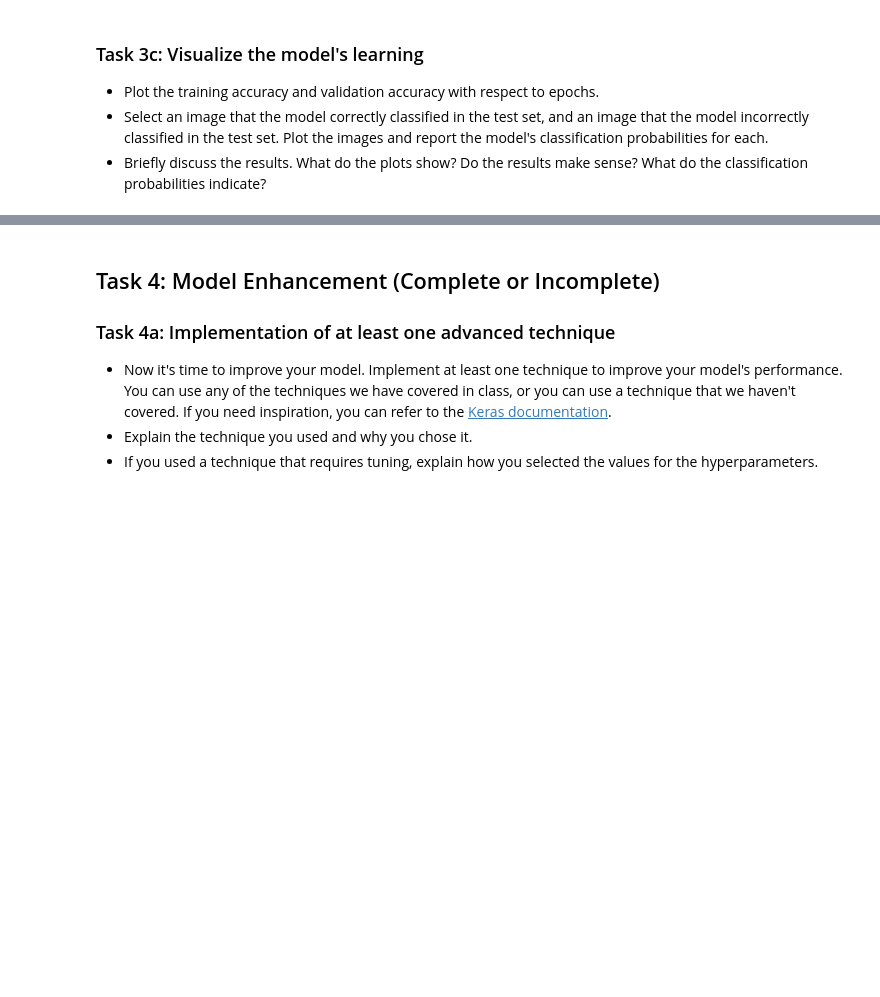
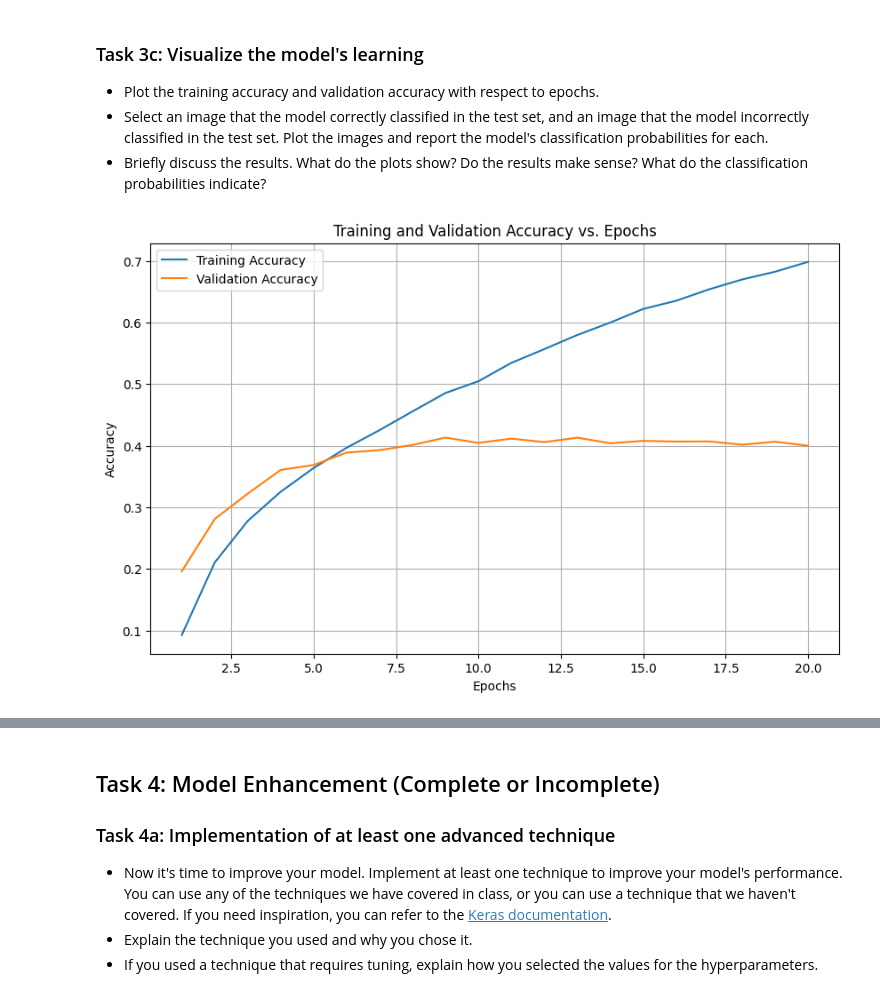
Before and after one commit to devangi-hub/deep_learning, a Jupyter notebook: 02_activities/assignments/assignment_1.ipynb, the cells around one changed output, grey strips where cells are left out. Cells and saved outputs as stored; diff of their text form; code cells hidden in the pictures; blank space fills up the shorter version.

```diff
--- a/02_activities/assignments/assignment_1.ipynb
+++ b/02_activities/assignments/assignment_1.ipynb
@@ -61,16 +58,23 @@ from sklearn.model_selection import train_test_split
 from tensorflow.keras.utils import to_categorical
 
 
-x_train_normalized = x_train.astype('float32') / 255.0
+x_train_normalized = x_t.astype('float32') / 255.0
+x_test_normalized = x_test.astype('float32') / 255.0
 
 # 2. One-hot encode labels
-labels_one_hot = to_categorical(y_train,len(class_names))
-print(labels_one_hot.shape)
+y_t_one_hot = to_categorical(y_t,len(class_names))
+y_test_one_hot = to_categorical(y_test, len(class_names))
+
+
+
 # 3. Split the data into training and validation sets
-X_train, X_val, y_train, y_val = train_test_split(x_train_normalized, labels_one_hot, test_size=0.2, random_state=42)
+x_train, x_val, y_train, y_val = train_test_split(x_train_normalized, y_t_one_hot, test_size=0.2, random_state=42)
 
 print("x train " , x_train.shape) # cotains dimensions of image
-print(" y train" ,y_train.shape)
-print("x test ", x_test.shape)
-print("y test ", y_test.shape)
+print("y train" ,y_train.shape)
+print("x test ", x_val.shape)
+print("y test ", y_val.shape)
+
+print("x_test normalized shape:", x_test_normalized.shape)  # Should be (10000, 32, 32, 3)
+print("y_test one hot shape:", y_test_one_hot.shape)
 # %% [output]
@@ -89,7 +97,7 @@ from tensorflow.keras import layers, models
 model = models.Sequential()
 
 # 1st Convolutional Block
-model.add(layers.Conv2D(32, (3, 3), activation='relu', padding='same', input_shape=(28, 28, 3)))
+model.add(layers.Conv2D(32, (3, 3), activation='relu', padding='same', input_shape=(32, 32, 3)))
 model.add(layers.MaxPooling2D((2, 2)))
 
 # 2nd Convolutional Block
@@ -110,7 +118,7 @@ model.add(layers.Dense(512, activation='relu'))
 model.add(layers.Dropout(0.5))
 
 # 2nd Dense Layer (Output layer)
-model.add(layers.Dense(10, activation='softmax'))  # Assuming 10 classes for classification
+model.add(layers.Dense(100, activation='softmax'))  # Assuming 10 classes for classification
 
 # Print the model summary
 model.summary()
@@ -163,7 +171,7 @@ history = model.fit(
     x_train, y_train,
     epochs=20,
     batch_size=32,
-    validation_data=(x_test, y_test),
+    validation_data=(x_val, y_val),
     verbose=2
 )
 # %% [output]
@@ -190,3 +238,22 @@ ValueError: Data cardinality is ambiguous. Make sure all arrays contain the same
 - Briefly discuss the results. What do the plots show? Do the results make sense? What do the classification probabilities indicate?
 # %%
 # Your Code Here
+
+import matplotlib.pyplot as plt
+
+
+train_accuracy = history.history['accuracy']
+val_accuracy = history.history['val_accuracy']
+epochs = range(1, len(train_accuracy) + 1)
+
+plt.figure(figsize=(10, 6))
+plt.plot(epochs, train_accuracy, label='Training Accuracy')
+plt.plot(epochs, val_accuracy, label='Validation Accuracy')
+plt.title('Training and Validation Accuracy vs. Epochs')
+plt.xlabel('Epochs')
+plt.ylabel('Accuracy')
+plt.legend()
+plt.grid(True)
+plt.show()
+# %% [output]
+[figure, added]
```
Also changed, not shown: parts of 19 cells of this notebook.
